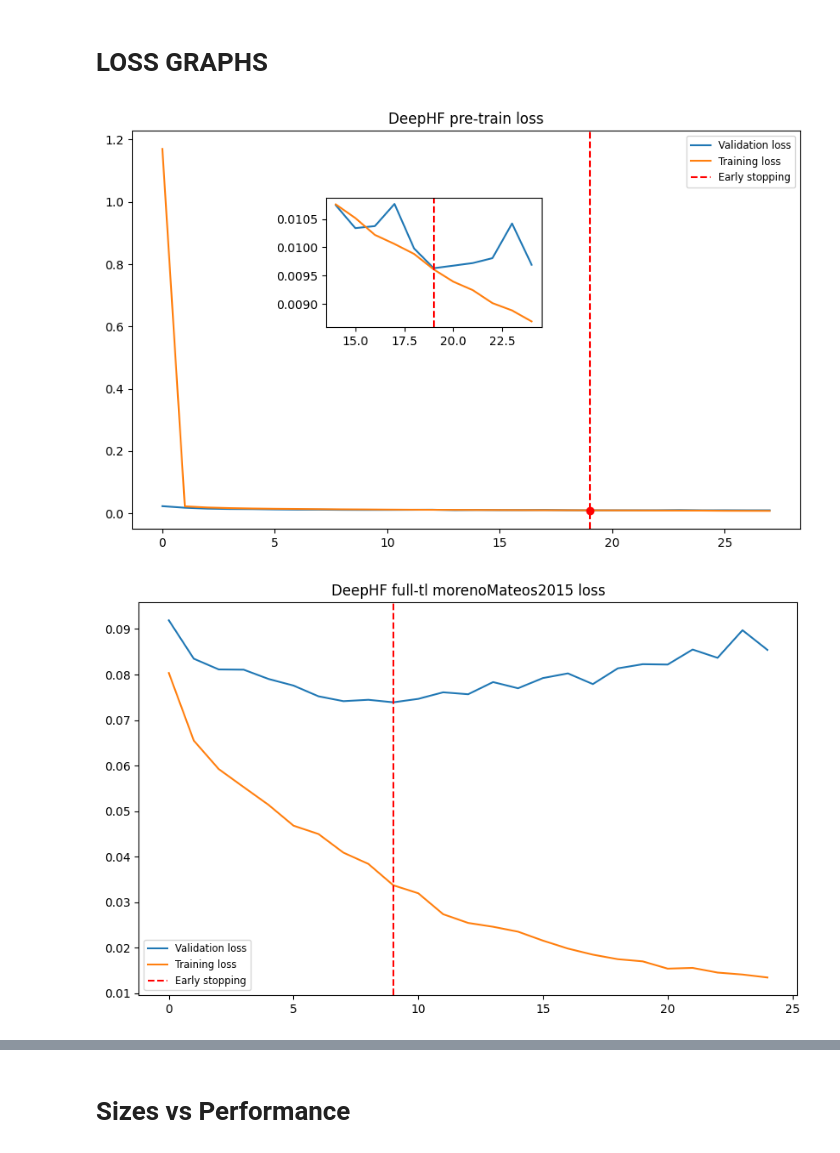
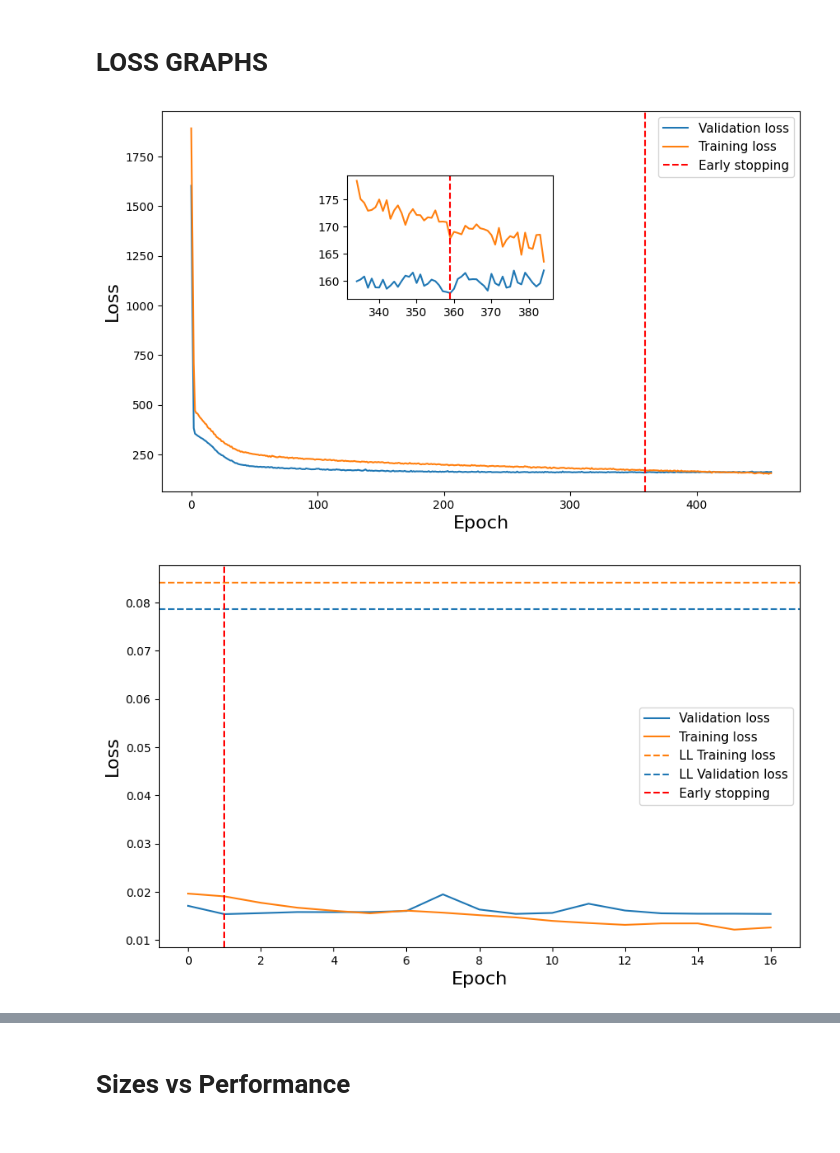
Before and after one commit to OrensteinLab/DeepCRISTL, a Jupyter notebook: new_version/graphs.ipynb, the cells around one changed output, grey strips where cells are left out. Cells and saved outputs as stored; diff of their text form; code cells hidden in the pictures.

```diff
--- a/new_version/graphs.ipynb
+++ b/new_version/graphs.ipynb
@@ -395,7 +401,7 @@ plt.show()
 # %% [markdown]
 # LOSS GRAPHS
 # %%
-def show_loss_graph_zoomed(val_loss, train_loss, title, early_stopping=15, context_window=0, save_name= None, no_early_stopping=False):
+def show_loss_graph_zoomed(val_loss, train_loss, title, early_stopping=15, context_window=0, save_name= None, no_early_stopping=False, ll_train_line = None, ll_val_line = None):
     last_epoch = len(val_loss)
     early_stopping_epoch = last_epoch - early_stopping - 1 if early_stopping is not None else None
 
@@ -404,12 +410,22 @@ def show_loss_graph_zoomed(val_loss, train_loss, title, early_stopping=15, conte
     ax.plot(val_loss, label='Validation loss')
     ax.plot(train_loss, label='Training loss')
 
+    if ll_train_line is not None:
+        # orange
+        ax.axhline(y=ll_train_line, color='C1', linestyle='--', label='LL Training loss')
+    if ll_val_line is not None:
+        ax.axhline(y=ll_val_line, color='C0', linestyle='--', label='LL Validation loss')
+
     # Add vertical line for early stopping
     if early_stopping_epoch is not None:
         if not no_early_stopping:
             ax.axvline(x=early_stopping_epoch, color='r', linestyle='--', label='Early stopping')
-        ax.set_title(title)
-        ax.legend(fontsize='small')
+        #ax.set_title(title, fontsize=20)
+        ax.legend(fontsize=11)
+
+    # add axis labels
+    ax.set_xlabel('Epoch', fontsize=16)
+    ax.set_ylabel('Loss', fontsize=16)
 
     if context_window == 0:
         if save_name is not None:
@@ -419,10 +435,10 @@ def show_loss_graph_zoomed(val_loss, train_loss, title, early_stopping=15, conte
 
         return
 
-    if not no_early_stopping:
-        # put a circle around the early stopping point
-        if early_stopping_epoch is not None:
-            ax.plot(early_stopping_epoch, val_loss[early_stopping_epoch], 'ro')
+    # if not no_early_stopping:
+    #     # put a circle around the early stopping point
+    #     if early_stopping_epoch is not None:
+    #         ax.plot(early_stopping_epoch, val_loss[early_stopping_epoch], 'ro')
 
 
 
@@ -512,25 +495,25 @@ co_moreno_ll_val_loss = [1420.6571044921875, 1029.3419189453125, 744.43566894531
 # %%
 
 # show_loss_graph(dhf_pretrain_val_loss, dhf_pretrain_train_loss, 'DeepHF Pretrain Loss', show_last_n=20, early_stopping=8)
 # show_loss_graph(dhf_moreno_val_loss, dhf_moreno_train_loss, 'DeepHF Full TL Moreno Loss', early_stopping=15)
 # show_loss_graph(co_pretrain_val_loss, co_pretrain_train_loss, 'Co-Training Pretrain Loss', early_stopping=100, show_last_n=120)
 # show_loss_graph(co_moreno_gl_val_loss, co_moreno_gl_train_loss, 'Co-Training GL TL Moreno Loss', early_stopping=15)
 # show_loss_graph(co_moreno_ll_val_loss, co_moreno_ll_train_loss, 'Co-Training LL TL Moreno Loss', show_last_n=25, early_stopping=None)
 
 
 # show_loss_graph_zoomed(dhf_pretrain_val_loss, dhf_pretrain_train_loss, 'DeepHF Pretrain Loss', show_last_n=17, early_stopping=8)
 # show_loss_graph_zoomed(dhf_moreno_val_loss, dhf_moreno_train_loss, 'DeepHF Full TL Moreno Loss', early_stopping=15)
 # show_loss_graph_zoomed(co_pretrain_val_loss, co_pretrain_train_loss, 'Co-Training Pretrain Loss', early_stopping=100, show_last_n=200)
 # show_loss_graph_zoomed(co_moreno_gl_val_loss, co_moreno_gl_train_loss, 'Co-Training GL TL Moreno Loss', early_stopping=15)
 # show_loss_graph_zoomed(co_moreno_ll_val_loss, co_moreno_ll_train_loss, 'Co-Training LL TL Moreno Loss', early_stopping=None)
 
 
 
-show_loss_graph_zoomed(dhf_pretrain_val_loss, dhf_pretrain_train_loss, 'DeepHF pre-train loss', context_window=5, early_stopping=8, save_name='dhf_pretrain_loss.png')
-show_loss_graph_zoomed(dhf_moreno_val_loss, dhf_moreno_train_loss, 'DeepHF full-tl morenoMateos2015 loss', early_stopping=15, save_name= 'dhf_moreno_loss.png')
+#show_loss_graph_zoomed(dhf_pretrain_val_loss, dhf_pretrain_train_loss, 'DeepHF pre-train loss', context_window=5, early_stopping=8, save_name='dhf_pretrain_loss.png')
+#show_loss_graph_zoomed(dhf_moreno_val_loss, dhf_moreno_train_loss, 'DeepHF full-tl morenoMateos2015 loss', early_stopping=15, save_name= 'dhf_moreno_loss.png')
 show_loss_graph_zoomed(co_pretrain_val_loss, co_pretrain_train_loss, 'CRISPRon pretrain loss', early_stopping=100, context_window=25, save_name='co_pretrain_loss.png')
-show_loss_graph_zoomed(co_moreno_gl_val_loss, co_moreno_gl_train_loss, 'CRISPRon  gradual-tl morenoMateos2015 loss', early_stopping=15, save_name='co_moreno_gl_loss.png')
-show_loss_graph_zoomed(co_moreno_ll_val_loss, co_moreno_ll_train_loss, 'CRISPRon  last-layer-tl morenoMateos2015 loss', early_stopping=30, context_window=30, no_early_stopping=True, save_name='co_moreno_ll_loss.png')
+#show_loss_graph_zoomed(co_moreno_ll_val_loss, co_moreno_ll_train_loss, 'CRISPRon  last-layer-tl morenoMateos2015 loss', early_stopping=30, context_window=30, no_early_stopping=True, save_name='co_moreno_ll_loss.png')
+show_loss_graph_zoomed(co_moreno_gl_val_loss, co_moreno_gl_train_loss, 'CRISPRon  gradual-tl morenoMateos2015 loss', early_stopping=15, save_name='co_moreno_gl_loss.png', ll_train_line=ll_train_best, ll_val_line=ll_val_best)
 # %% [output]
-[figure, old version]
+[figure, new version]
-[figure, old version]
+[figure, new version]
```
Also changed, not shown: parts of 6 cells of this notebook, 9 other files.
